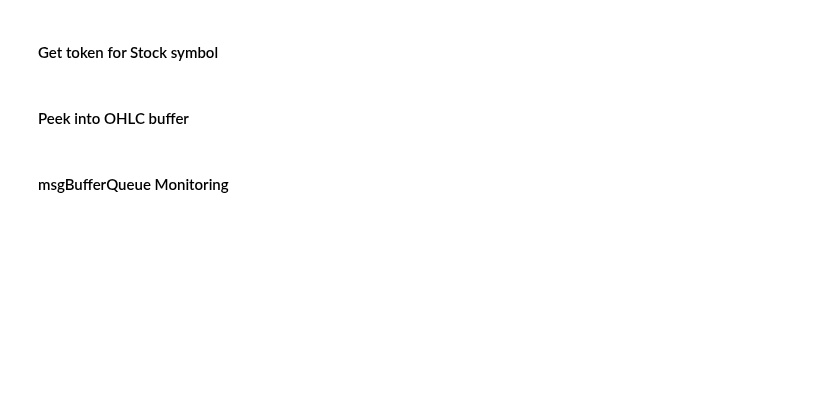
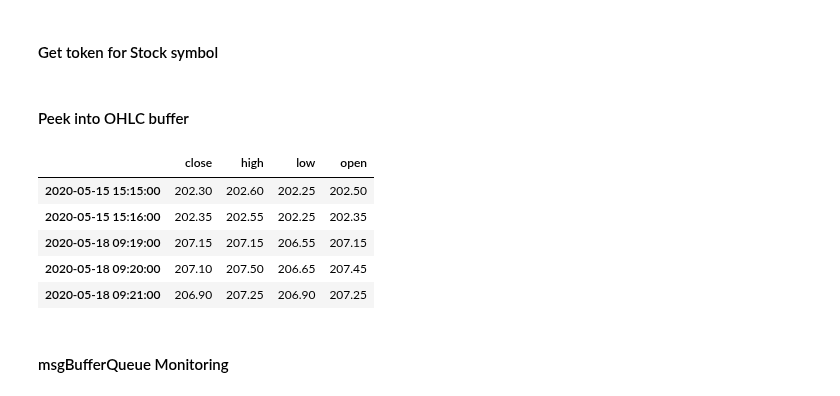
Before and after one commit to suhansaha/algotrader, a Jupyter notebook: src/freedom_v2_unit_test.ipynb, the cells around one changed output. Saved outputs shown, nothing was run; the diff lists cells and outputs as text; code cells hidden in the pictures; blank space fills up the shorter version.

```diff
--- a/src/freedom_v2_unit_test.ipynb
+++ b/src/freedom_v2_unit_test.ipynb
@@ -644,6 +727,13 @@ live_cache.hmget('eq_token',['TCS','WIPRO','AXISBANK'])
 # %% [markdown]
 #### Peek into OHLC buffer
 # %%
-live_cache.getOHLC('WIPRO')
+live_cache.getOHLC('INFRATEL').tail(5)
+# %% [output]
+|  | close | high | low | open |
+| 2020-05-15 15:15:00 | 202.30 | 202.60 | 202.25 | 202.50 |
+| 2020-05-15 15:16:00 | 202.35 | 202.55 | 202.25 | 202.35 |
+| 2020-05-18 09:19:00 | 207.15 | 207.15 | 206.55 | 207.15 |
+| 2020-05-18 09:20:00 | 207.10 | 207.50 | 206.65 | 207.45 |
+| 2020-05-18 09:21:00 | 206.90 | 207.25 | 206.90 | 207.25 |
 # %% [markdown]
 #### msgBufferQueue Monitoring
```
Also changed, not shown: parts of 40 cells of this notebook, 12 other files.
